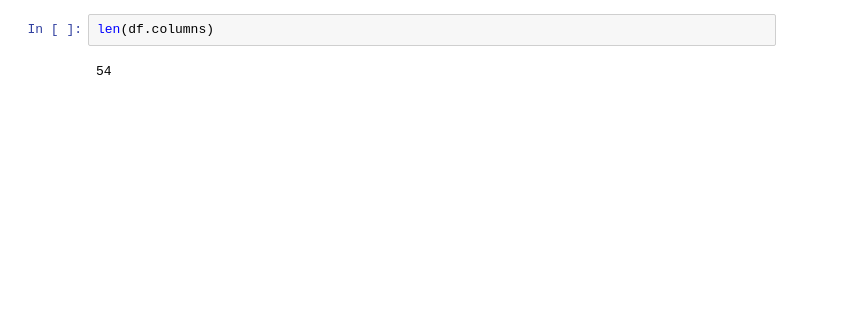
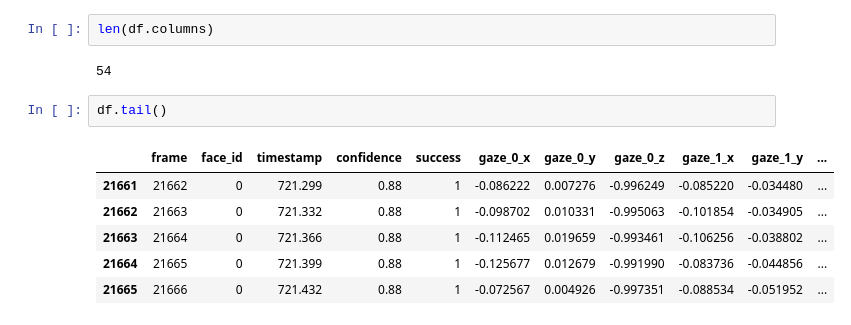
Before and after one commit to Projet-Fil-Rouge-AFPA/filrouge, a Jupyter notebook: Notebook_Valentina.ipynb, the cells around one changed output. Cells and saved outputs as stored; diff of their text form; blank space fills up the shorter version.

```diff
--- a/Notebook_Valentina.ipynb
+++ b/Notebook_Valentina.ipynb
@@ -384,3 +424,12 @@ eliminate_features(df)
 len(df.columns)
 # %% [output]
 54
+# %%
+df.tail()
+# %% [output]
+|  | frame | face_id | timestamp | confidence | success | gaze_0_x | gaze_0_y | gaze_0_z | gaze_1_x | gaze_1_y | ... |
+| 21661 | 21662 | 0 | 721.299 | 0.88 | 1 | -0.086222 | 0.007276 | -0.996249 | -0.085220 | -0.034480 | ... |
+| 21662 | 21663 | 0 | 721.332 | 0.88 | 1 | -0.098702 | 0.010331 | -0.995063 | -0.101854 | -0.034905 | ... |
+| 21663 | 21664 | 0 | 721.366 | 0.88 | 1 | -0.112465 | 0.019659 | -0.993461 | -0.106256 | -0.038802 | ... |
+| 21664 | 21665 | 0 | 721.399 | 0.88 | 1 | -0.125677 | 0.012679 | -0.991990 | -0.083736 | -0.044856 | ... |
+| 21665 | 21666 | 0 | 721.432 | 0.88 | 1 | -0.072567 | 0.004926 | -0.997351 | -0.088534 | -0.051952 | ... |
```
Also changed, not shown: parts of 9 cells of this notebook.
